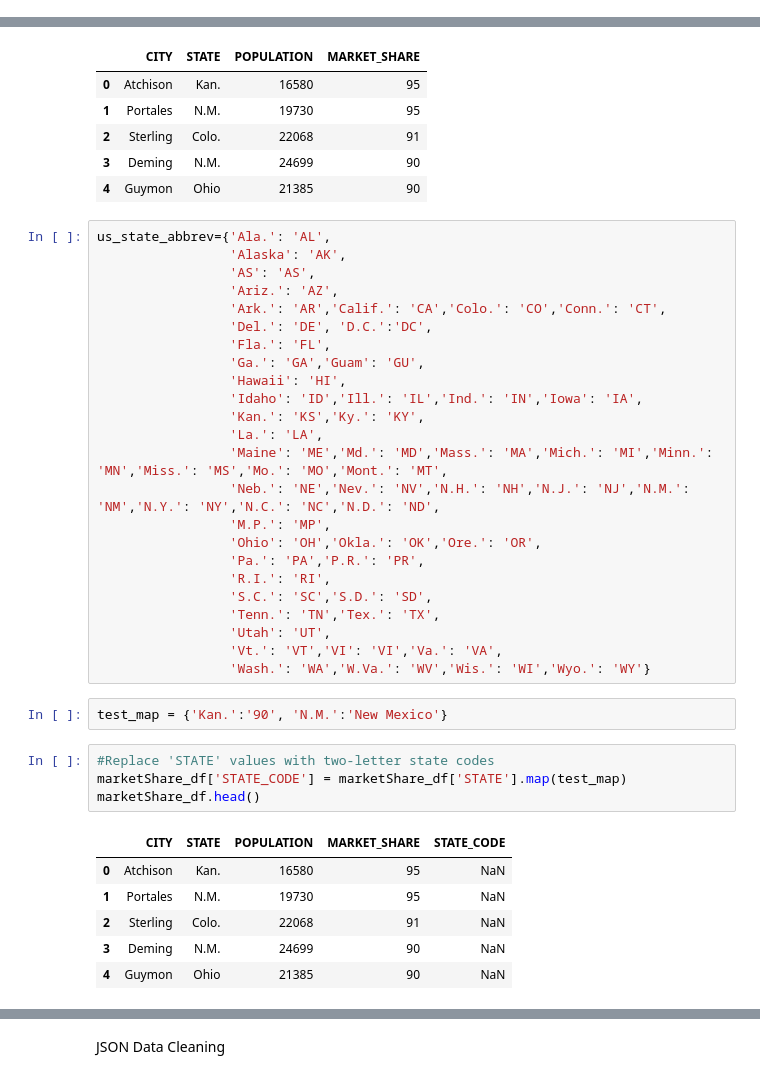
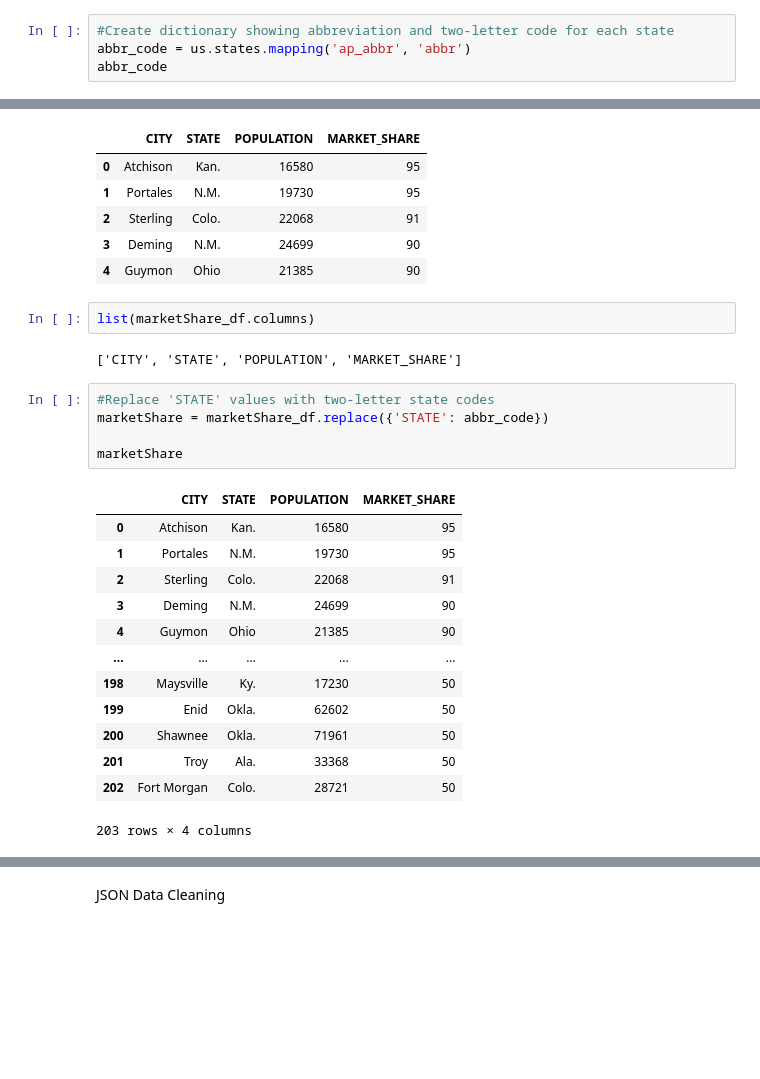
Before and after one commit to beckyydo/Project-2, a Jupyter notebook: MergeData4and6.ipynb, the cells around one changed output, grey strips where cells are left out. Cells and saved outputs as stored; diff of their text form; blank space fills up the shorter version.

```diff
--- a/MergeData4and6.ipynb
+++ b/MergeData4and6.ipynb
@@ -9,0 +31,4 @@ import numpy as np
+# %%
+#Create dictionary showing abbreviation and two-letter code for each state
+abbr_code = us.states.mapping('ap_abbr', 'abbr')
+abbr_code
@@ -83,41 +147,27 @@ marketShare_df.head()
 | 2 | Sterling | Colo. | 22068 | 91 |
 | 3 | Deming | N.M. | 24699 | 90 |
 | 4 | Guymon | Ohio | 21385 | 90 |
-# %%
-us_state_abbrev={'Ala.': 'AL',
-                 'Alaska': 'AK',
-                 'AS': 'AS',
-                 'Ariz.': 'AZ',
-                 'Ark.': 'AR','Calif.': 'CA','Colo.': 'CO','Conn.': 'CT',
-                 'Del.': 'DE', 'D.C.':'DC',
-                 'Fla.': 'FL',
-                 'Ga.': 'GA','Guam': 'GU',
-                 'Hawaii': 'HI',
-                 'Idaho': 'ID','Ill.': 'IL','Ind.': 'IN','Iowa': 'IA',
-                 'Kan.': 'KS','Ky.': 'KY',
-                 'La.': 'LA',
-                 'Maine': 'ME','Md.': 'MD','Mass.': 'MA','Mich.': 'MI','Minn.': 'MN','Miss.': 'MS','Mo.': 'MO','Mont.': 'MT',
-                 'Neb.': 'NE','Nev.': 'NV','N.H.': 'NH','N.J.': 'NJ','N.M.': 'NM','N.Y.': 'NY','N.C.': 'NC','N.D.': 'ND',
-                 'M.P.': 'MP',
-                 'Ohio': 'OH','Okla.': 'OK','Ore.': 'OR',
-                 'Pa.': 'PA','P.R.': 'PR',
-                 'R.I.': 'RI',
-                 'S.C.': 'SC','S.D.': 'SD',
-                 'Tenn.': 'TN','Tex.': 'TX',
-                 'Utah': 'UT',
-                 'Vt.': 'VT','VI': 'VI','Va.': 'VA',
-                 'Wash.': 'WA','W.Va.': 'WV','Wis.': 'WI','Wyo.': 'WY'}
-# %%
-test_map = {'Kan.':'90', 'N.M.':'New Mexico'}
+# %%
+list(marketShare_df.columns)
+# %% [output]
+['CITY', 'STATE', 'POPULATION', 'MARKET_SHARE']
 # %%
 #Replace 'STATE' values with two-letter state codes
-marketShare_df['STATE_CODE'] = marketShare_df['STATE'].map(test_map)
-marketShare_df.head()
+marketShare = marketShare_df.replace({'STATE': abbr_code})
+
+marketShare
 # %% [output]
-|  | CITY | STATE | POPULATION | MARKET_SHARE | STATE_CODE |
-| 0 | Atchison | Kan. | 16580 | 95 | NaN |
-| 1 | Portales | N.M. | 19730 | 95 | NaN |
-| 2 | Sterling | Colo. | 22068 | 91 | NaN |
-| 3 | Deming | N.M. | 24699 | 90 | NaN |
-| 4 | Guymon | Ohio | 21385 | 90 | NaN |
+|  | CITY | STATE | POPULATION | MARKET_SHARE |
+| 0 | Atchison | Kan. | 16580 | 95 |
+| 1 | Portales | N.M. | 19730 | 95 |
+| 2 | Sterling | Colo. | 22068 | 91 |
+| 3 | Deming | N.M. | 24699 | 90 |
+| 4 | Guymon | Ohio | 21385 | 90 |
+| ... | ... | ... | ... | ... |
+| 198 | Maysville | Ky. | 17230 | 50 |
+| 199 | Enid | Okla. | 62602 | 50 |
+| 200 | Shawnee | Okla. | 71961 | 50 |
+| 201 | Troy | Ala. | 33368 | 50 |
+| 202 | Fort Morgan | Colo. | 28721 | 50 |
+203 rows × 4 columns
 # %%
```
Also changed, not shown: parts of 9 cells of this notebook.
